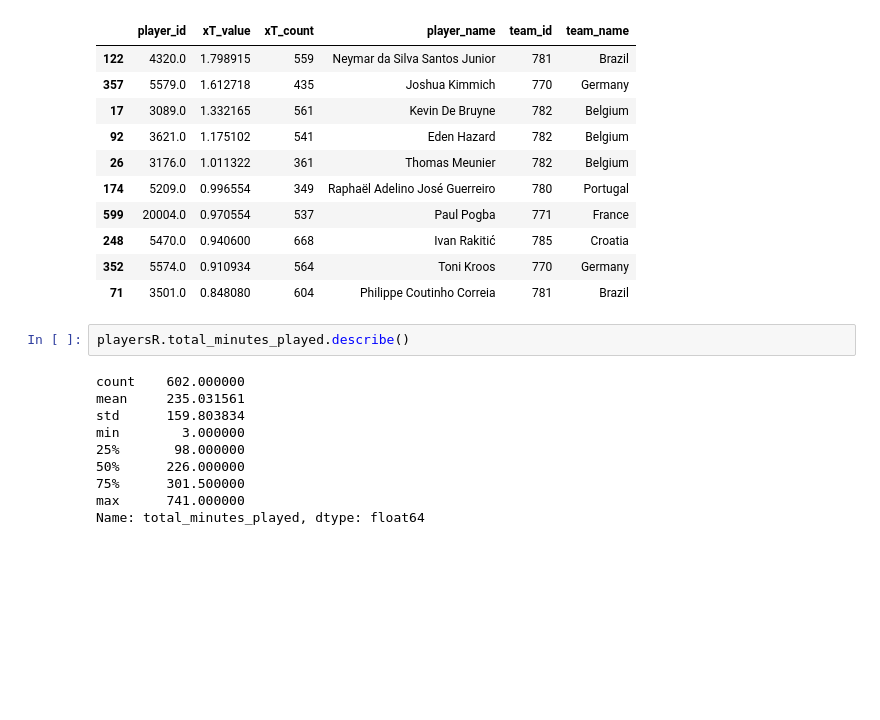
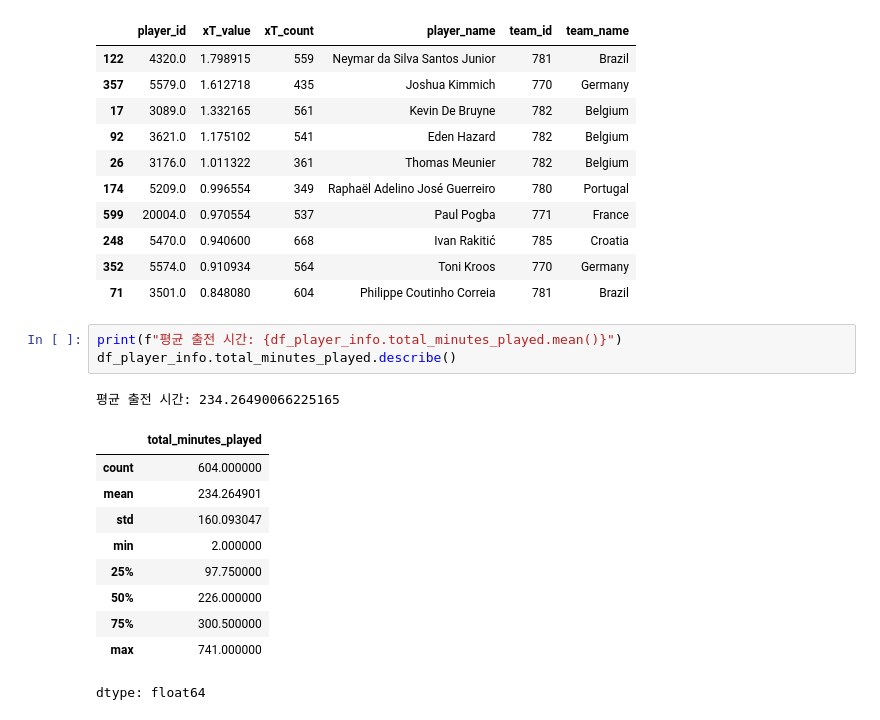
Before and after one commit to narame7/UOS-FootballDataAnalytics-Tutorial, a Jupyter notebook: Week 8/1-run-expected-threat.ipynb, the cells around one changed output. Cells and saved outputs as stored; diff of their text form; blank space fills up the shorter version.

```diff
--- a/Week 8/1-run-expected-threat.ipynb
+++ b/Week 8/1-run-expected-threat.ipynb
@@ -635,17 +670,20 @@ playersR.sort_values("xT_value", ascending=False).head(10)
 | 352 | 5574.0 | 0.910934 | 564 | Toni Kroos | 770 | Germany |
 | 71 | 3501.0 | 0.848080 | 604 | Philippe Coutinho Correia | 781 | Brazil |
 # %%
-playersR.total_minutes_played.describe()
+print(f"평균 출전 시간: {df_player_info.total_minutes_played.mean()}")
+df_player_info.total_minutes_played.describe()
 # %% [output]
-count    602.000000
-mean     235.031561
-std      159.803834
-min        3.000000
-25%       98.000000
-50%      226.000000
-75%      301.500000
-max      741.000000
-Name: total_minutes_played, dtype: float64
+평균 출전 시간: 234.26490066225165
+|  | total_minutes_played |
+| count | 604.000000 |
+| mean | 234.264901 |
+| std | 160.093047 |
+| min | 2.000000 |
+| 25% | 97.750000 |
+| 50% | 226.000000 |
+| 75% | 300.500000 |
+| max | 741.000000 |
+dtype: float64
 # %%
 # Normalize for minutes played
 
```
Also changed, not shown: parts of 9 cells of this notebook.
